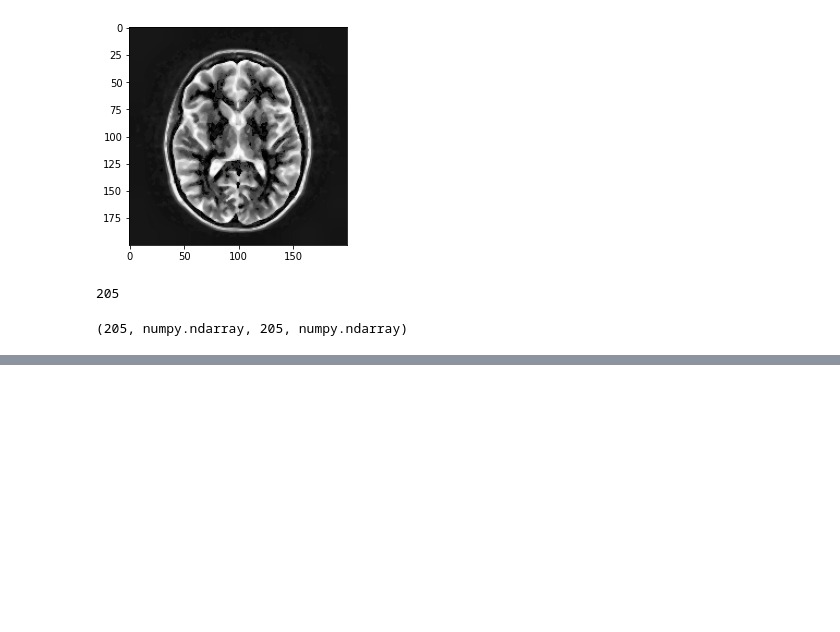
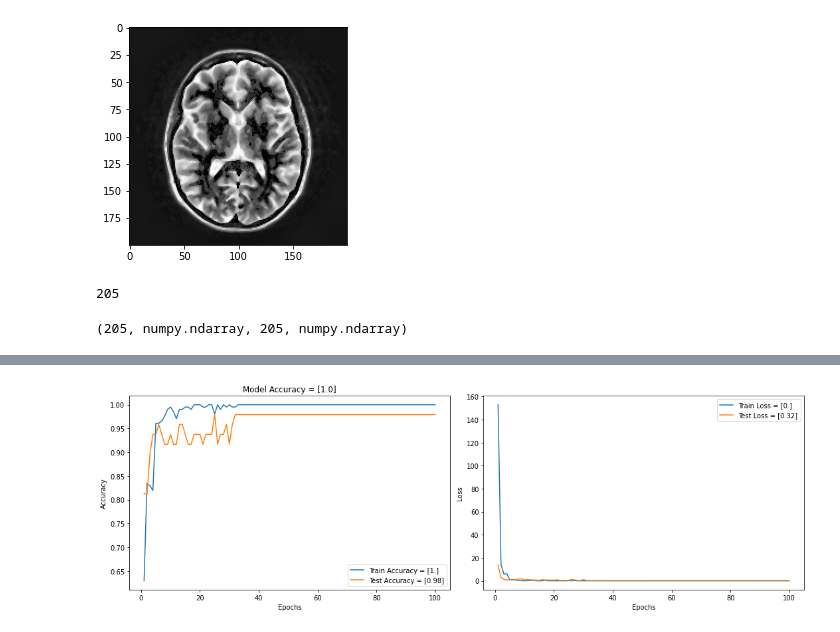
Before and after one commit to Caneralp242/t-p, a Jupyter notebook: Brain_Tumor_Segmentation.ipynb, the cells around one changed output, grey strips where cells are left out. Cells and saved outputs as stored; diff of their text form; code cells hidden in the pictures; blank space fills up the shorter version.

```diff
--- a/Brain_Tumor_Segmentation.ipynb
+++ b/Brain_Tumor_Segmentation.ipynb
@@ -187,6 +198,6 @@ model.add(Dropout(0.25))
 model.add(Dense(1,activation="sigmoid"))
 optimizer=Adam(lr=0.001,beta_1=0.9,beta_2=0.99)
 model.compile(optimizer=optimizer,loss="binary_crossentropy",metrics=["accuracy"])
-model.fit(x_train_last,y_train_last,epochs=100,validation_data=(x_test_last,y_test_last),callbacks=[lr])
+history=model.fit(x_train_last,y_train_last,batch_size=10,epochs=100,validation_data=(x_test_last,y_test_last),callbacks=[lr])
 # %% [output]
 Epoch 1/100
@@ -209,0 +220,33 @@ Epoch 100/100
+# %%
+
+acc = history.history['accuracy']
+val_acc = history.history['val_accuracy']
+loss = history.history['loss']
+val_loss = history.history['val_loss']
+epochs_range = range(1, len(history.epoch) + 1)
+
+plt.figure(figsize=(15,5))
+
+plt.subplot(1, 2, 1)
+plt.plot(epochs_range, acc, label="Train Accuracy = {}".format(np.round(acc[-1:],2)))
+plt.plot(epochs_range, val_acc, label="Test Accuracy = {}".format(np.round(val_acc[-1:],2)))
+plt.legend(loc="best")
+plt.xlabel('Epochs')
+plt.ylabel('Accuracy')
+plt.title('Model Accuracy = {}'.format(acc[-1:]))
+
+
+plt.subplot(1, 2, 2)
+plt.plot(epochs_range, loss, label="Train Loss = {}".format(np.round(loss[-1:],5)))
+plt.plot(epochs_range, val_loss, label="Test Loss = {}".format(np.round(val_loss[-1:],2)))
+plt.legend(loc="best")
+plt.xlabel('Epochs')
+plt.ylabel('Loss')
+
+
+
+
+plt.tight_layout()
+plt.show()
+# %% [output]
+[figure, added]
```
Also changed, not shown: parts of 7 cells of this notebook.
